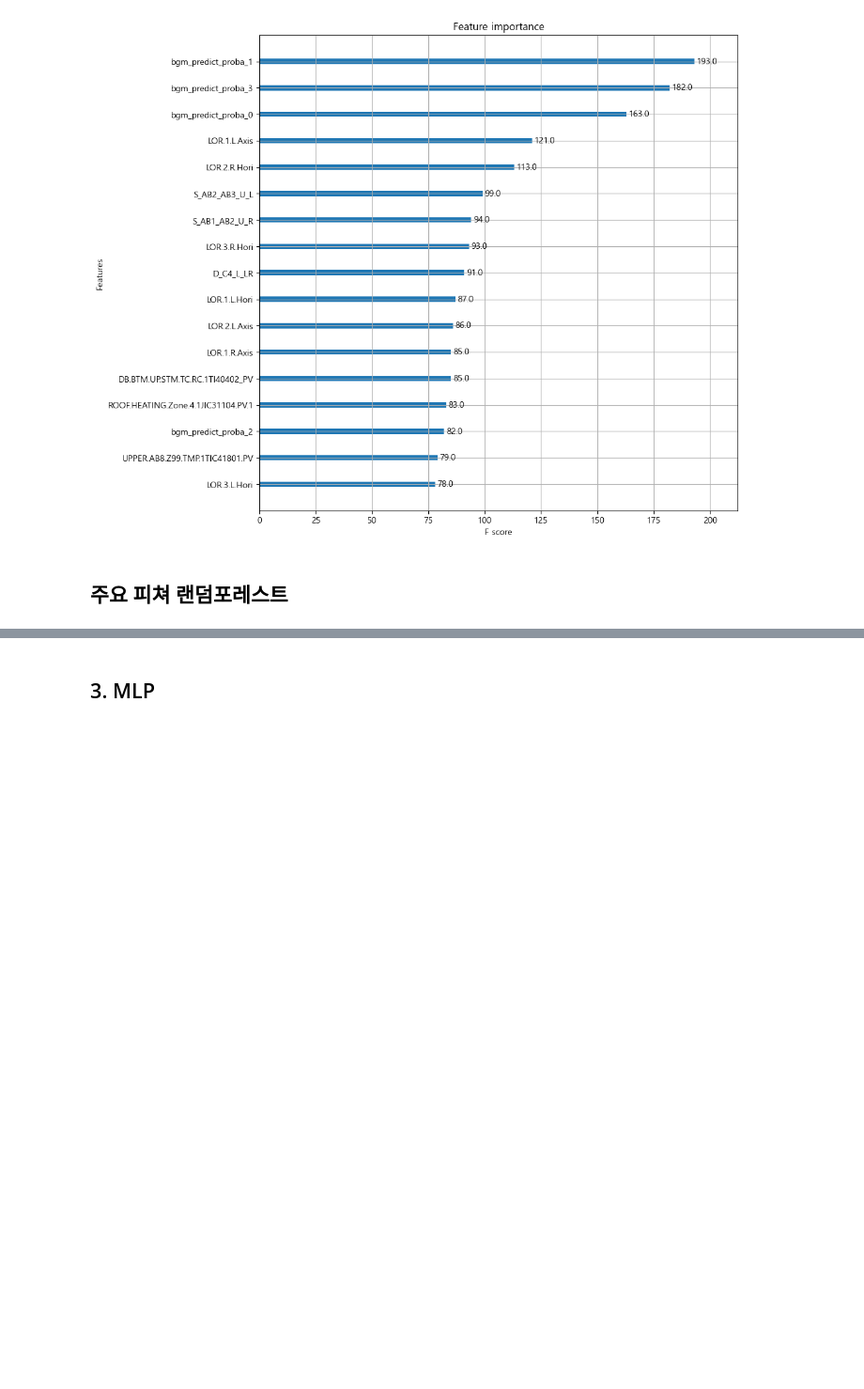
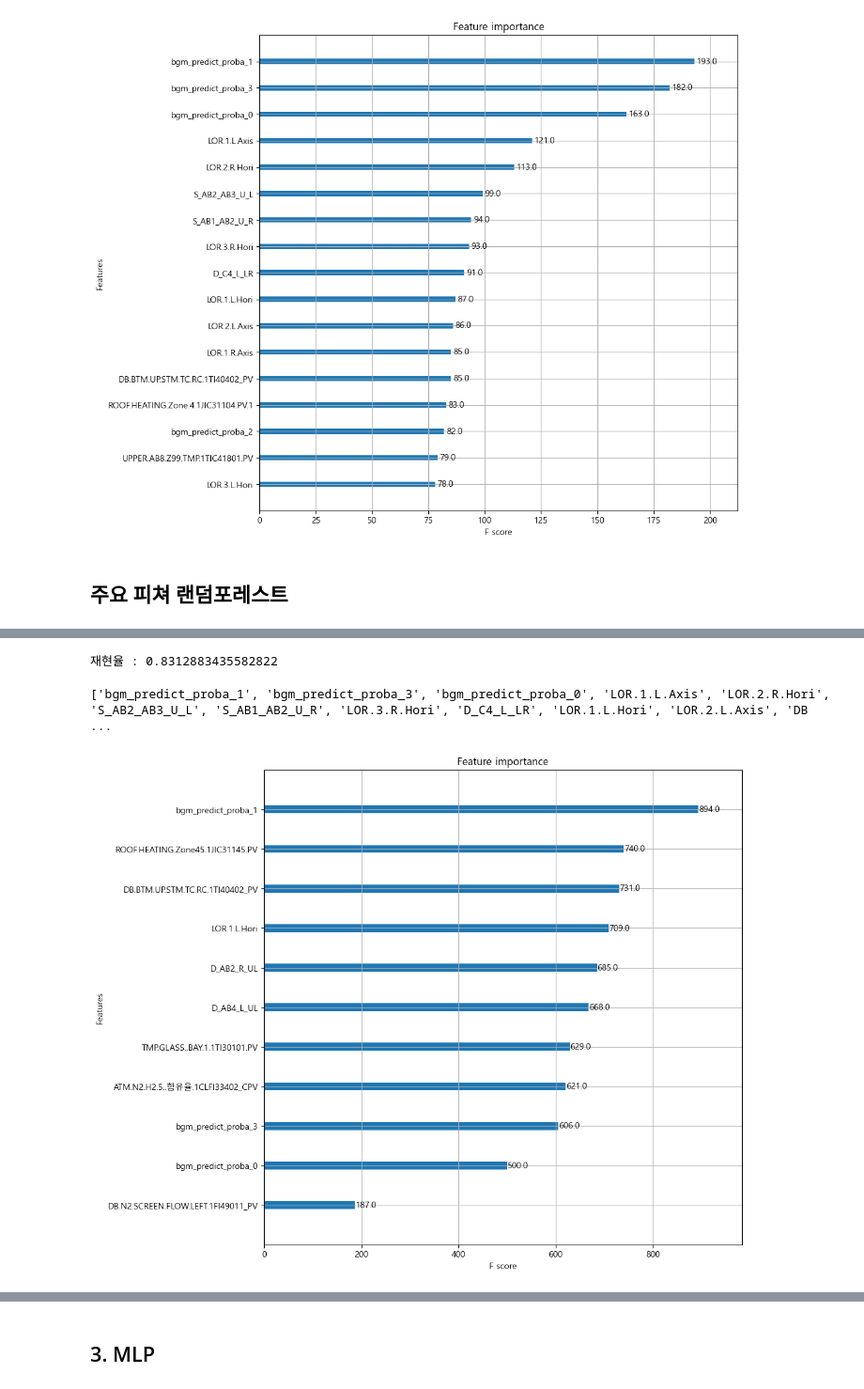
Before and after one commit to gmlwlswls/LGD_anomaly_detection, a Jupyter notebook: 01. 모델링/model_L.Vac.ipynb, the cells around one changed output, grey strips where cells are left out. Shown: that part at 94% size. Cells and saved outputs as stored; diff of their text form; code cells hidden in the pictures; blank space fills up the shorter version.

```diff
--- a/01. 모델링/model_L.Vac.ipynb
+++ b/01. 모델링/model_L.Vac.ipynb
@@ -390,0 +481,27 @@ print(xgb_feat_importance_17)
+# %%
+train_set = xgb.DMatrix(data= X_train, label= y_train)
+test_set = xgb.DMatrix(data= X_test, label= y_test)
+
+# 하이퍼 파라미터 생성
+# objective에 이진 분류인지 멀티 클래스 분류인지 설정
+params = {'max_depth' : 25, 'eta' : 0.1, # eta는 학습률
+          'objective' : 'binary:logistic', 'eval_matric' : 'logloss'}
+# 예측 횟수
+num_rounds = 700
+
+# 일반 그라디언트 부스팅은 예측기의 개수를 설정하면 조기종료하지 않고고 무조건 예측기 개수만큼 훈련
+wlist= [(train_set, 'train'), (test_set, 'test')]
+xgb_model = xgb.train(params= params, dtrain= train_set, num_boost_round= num_rounds,
+                      evals= wlist, early_stopping_rounds= 100)
+
+
+# eta= 0.1
+# max_depth= 30 : [130]	train-logloss:0.02598	test-logloss:0.44880
+# max_depth = 25 : [131]	train-logloss:0.02581	test-logloss:0.44953
+# max_depth = 15 : [130]	train-logloss:0.02592	test-logloss:0.4446
+# max_depth = 10 : [128]	train-logloss:0.02951	test-logloss:0.44585
+# max_depth= 7 : [133]	train-logloss:0.04645	test-logloss:0.42031
+# max_depth = 5, [154]	train-logloss:0.09160	test-logloss:0.38683
+
+
+# eta= 0.01
@@ -391,3 +526,29 @@ print(xgb_feat_importance_17)
+# %%
+xgb_preds= xgb_model.predict(test_set)
+# print(np.round(xgb_preds[:10], 3)) # 1로 판정할 확률을 리턴함
+
+imp_xgb_preds = [1 if pred > 0.5 else 0 for pred in xgb_preds]
+# print(xgb_preds[:10])
+
+print('재현율 :', recall_score(y_test, imp_xgb_preds)) # 79.8%
+# %% [output]
+재현율 : 0.8312883435582822
+# %%
+# xgb 주요 공정 시각화
+
+fig, ax = plt.subplots(figsize= (10, 10))
+
+plot_importance(booster= xgb_model, ax= ax, max_num_features= 17)
+
+feat_importance = xgb_model.get_score(importance_type='weight') # dict [('feature', score')]
+sorted_feat_importance = sorted(feat_importance.items(), key=lambda x: x[1], reverse=True) # 중요도 data, score에 따라 내림차순으로 정렬렬
+
+imp_xgb_feat_importance_17 = [feature for feature, importance in sorted_feat_importance[:17]]
+
+print(xgb_feat_importance_17)
+# %% [output]
+['bgm_predict_proba_1', 'bgm_predict_proba_3', 'bgm_predict_proba_0', 'LOR.1.L.Axis', 'LOR.2.R.Hori', 'S_AB2_AB3_U_L', 'S_AB1_AB2_U_R', 'LOR.3.R.Hori', 'D_C4_L_LR', 'LOR.1.L.Hori', 'LOR.2.L.Axis', 'DB ...
+[figure, added]
 # %%
 from sklearn.tree import plot_tree, export_graphviz
 import graphviz
```
Also changed, not shown: parts of 16 cells of this notebook, 20 other files.
